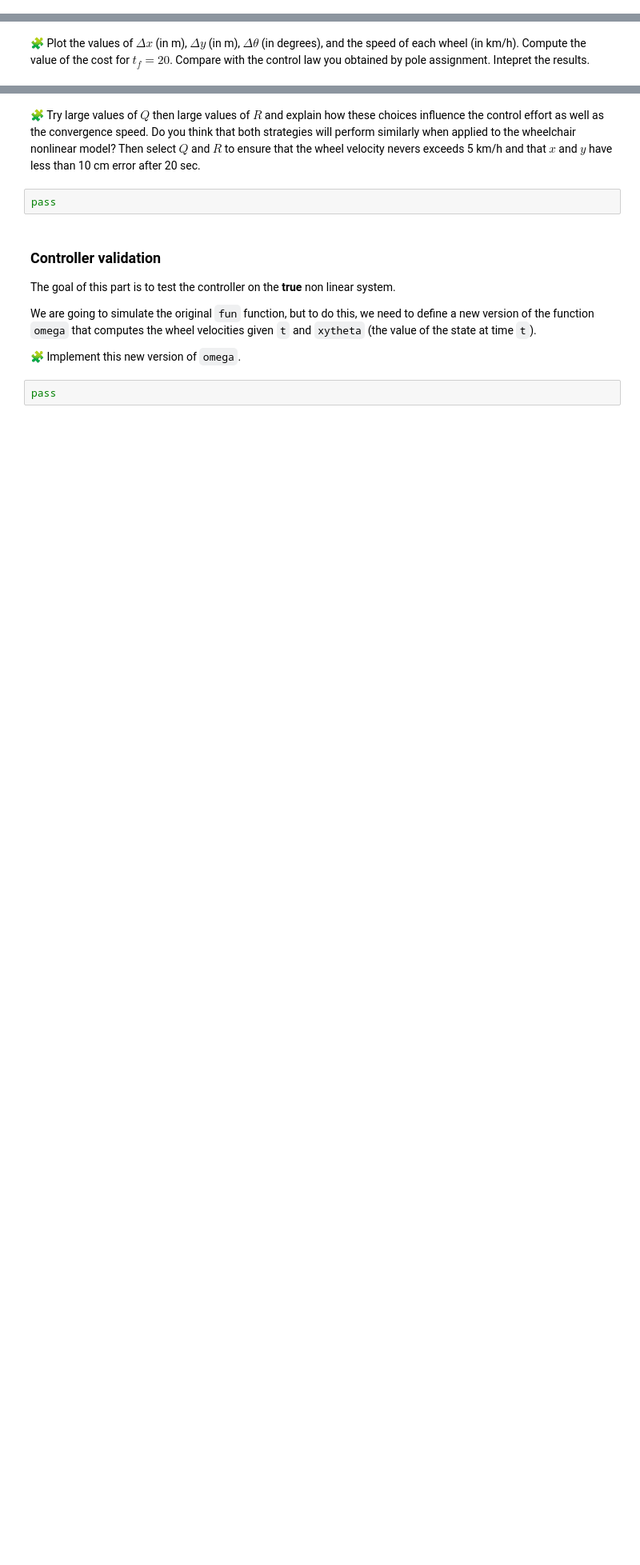
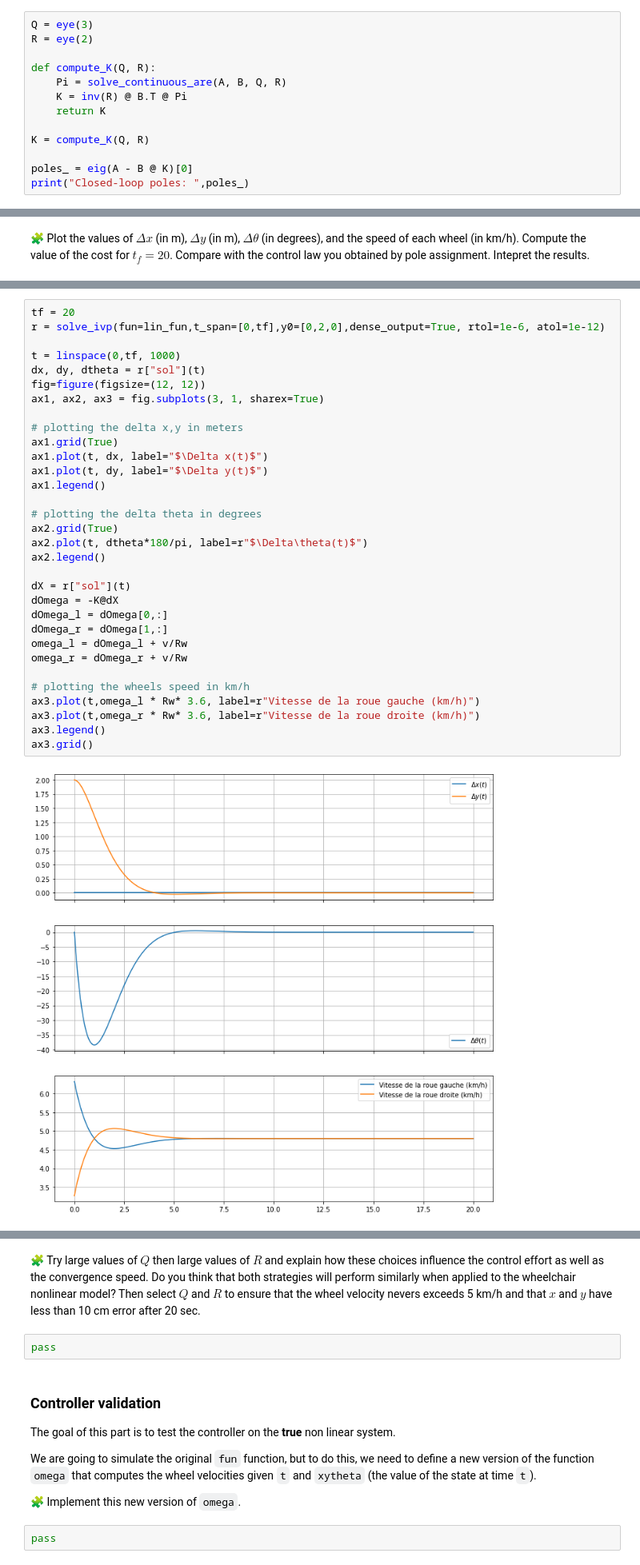
Before and after one commit to Said-taoussi/Control-engineering-with-python, a Jupyter notebook: Project-3.ipynb, the cells around one changed output, grey strips where cells are left out. Shown at 80% size. Saved outputs shown, nothing was run; the diff lists cells and outputs as text; blank space fills up the shorter version.

```diff
--- a/Project-3.ipynb
+++ b/Project-3.ipynb
@@ -693,0 +692,13 @@ pass
+# %%
+Q = eye(3)
+R = eye(2)
+
+def compute_K(Q, R):
+    Pi = solve_continuous_are(A, B, Q, R)
+    K = inv(R) @ B.T @ Pi
+    return K
+
+K = compute_K(Q, R)
+
+poles_ = eig(A - B @ K)[0]
+print("Closed-loop poles: ",poles_)
@@ -697,0 +709,34 @@ pass
+# %%
+tf = 20
+r = solve_ivp(fun=lin_fun,t_span=[0,tf],y0=[0,2,0],dense_output=True, rtol=1e-6, atol=1e-12)
+
+t = linspace(0,tf, 1000)
+dx, dy, dtheta = r["sol"](t)
+fig=figure(figsize=(12, 12))
+ax1, ax2, ax3 = fig.subplots(3, 1, sharex=True)
+
+# plotting the delta x,y in meters
+ax1.grid(True)
+ax1.plot(t, dx, label="$\Delta x(t)$")
+ax1.plot(t, dy, label="$\Delta y(t)$")
+ax1.legend()
+
+# plotting the delta theta in degrees
+ax2.grid(True)
+ax2.plot(t, dtheta*180/pi, label=r"$\Delta\theta(t)$")
+ax2.legend()
+
+dX = r["sol"](t)
+dOmega = -K@dX
+dOmega_l = dOmega[0,:]
+dOmega_r = dOmega[1,:]
+omega_l = dOmega_l + v/Rw
+omega_r = dOmega_r + v/Rw
+
+# plotting the wheels speed in km/h
+ax3.plot(t,omega_l * Rw* 3.6, label=r"Vitesse de la roue gauche (km/h)")
+ax3.plot(t,omega_r * Rw* 3.6, label=r"Vitesse de la roue droite (km/h)")
+ax3.legend()
+ax3.grid()
+# %% [output]
+[figure, added]
```
Also changed, not shown: parts of 4 cells of this notebook.
